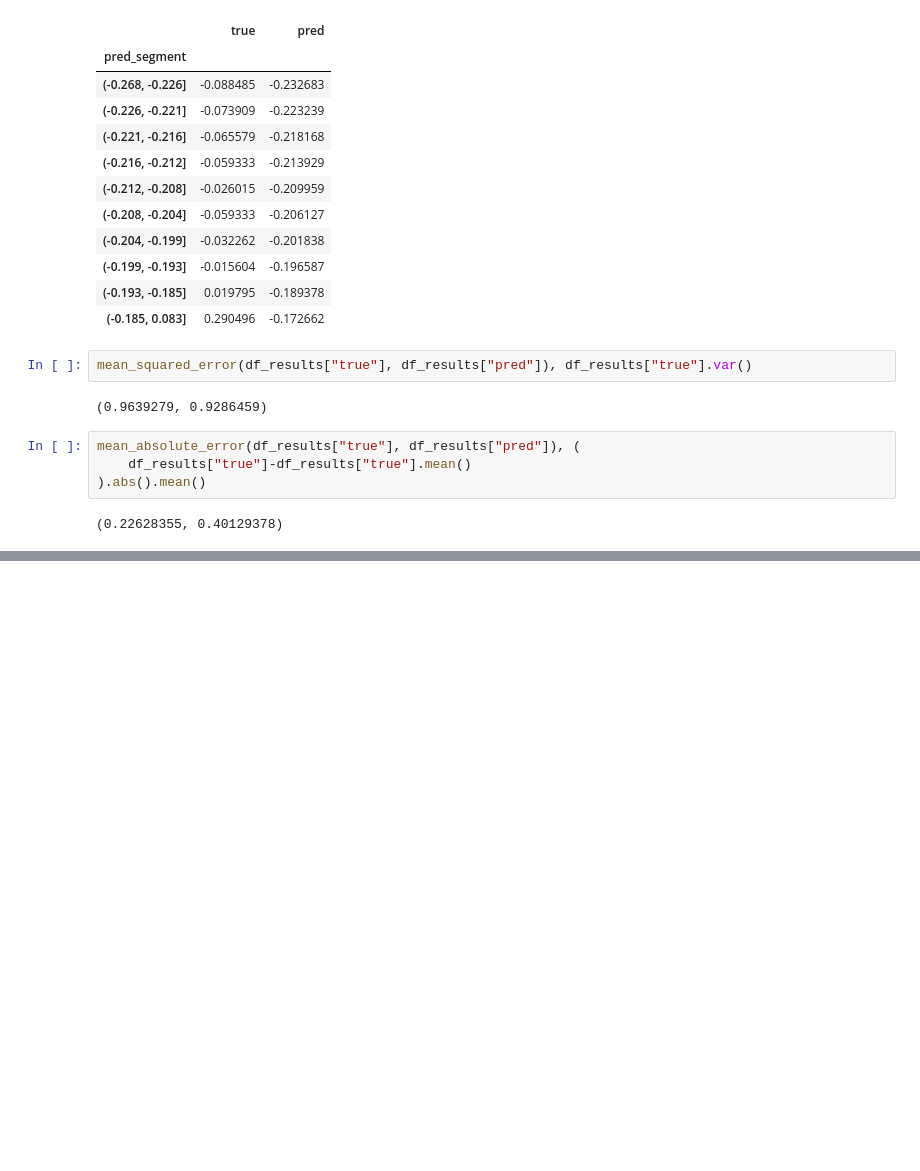
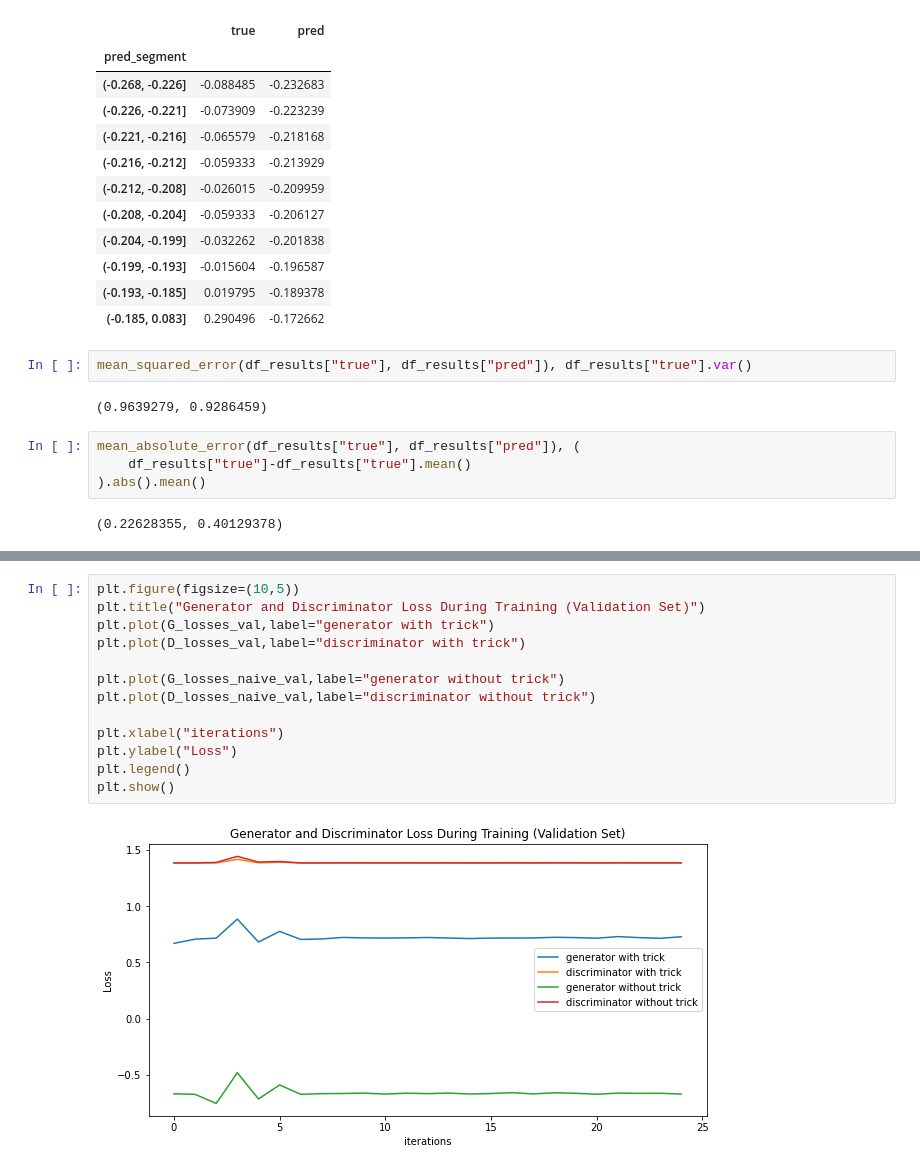
Before and after one commit to deddyjobson/regressGAN, a Jupyter notebook: 04_car_insurance_comparison.ipynb, the cells around one changed output, grey strips where cells are left out. Cells and saved outputs as stored; diff of their text form; blank space fills up the shorter version.

```diff
--- a/04_car_insurance_comparison.ipynb
+++ b/04_car_insurance_comparison.ipynb
@@ -1081,0 +1099,15 @@ mean_absolute_error(df_results["true"], df_results["pred"]), (
+# %%
+plt.figure(figsize=(10,5))
+plt.title("Generator and Discriminator Loss During Training (Validation Set)")
+plt.plot(G_losses_val,label="generator with trick")
+plt.plot(D_losses_val,label="discriminator with trick")
+
+plt.plot(G_losses_naive_val,label="generator without trick")
+plt.plot(D_losses_naive_val,label="discriminator without trick")
+
+plt.xlabel("iterations")
+plt.ylabel("Loss")
+plt.legend()
+plt.show()
+# %% [output]
+[figure, added]
```
Also changed, not shown: parts of 5 cells of this notebook, 1 other file.
